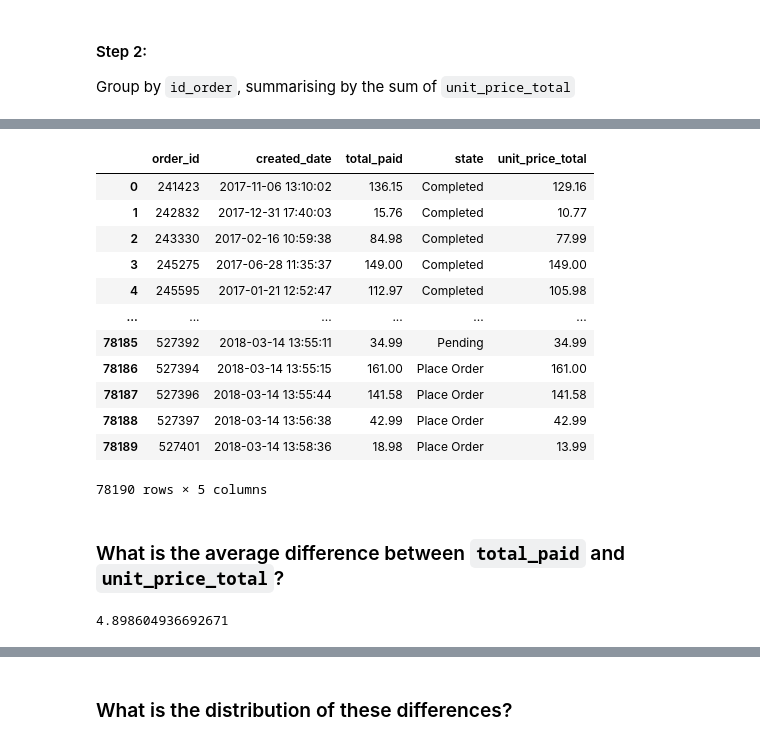
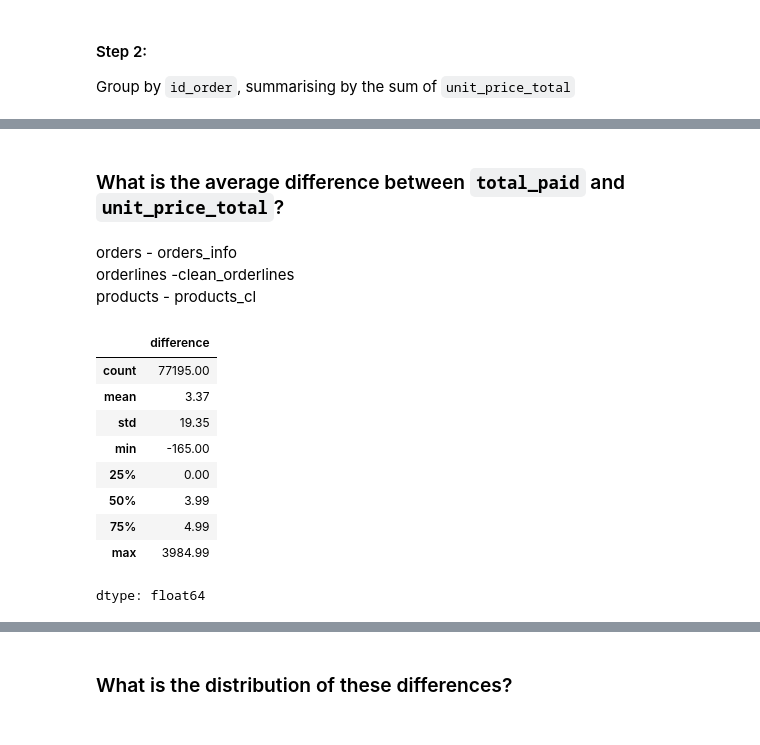
Before and after one commit to KostasBzn/WBS_CODING_SCHOOL_projects, a Jupyter notebook: checkpoints/5_quality_assessment_challenge.ipynb, the cells around one changed output, grey strips where cells are left out. Saved outputs shown, nothing was run; the diff lists cells and outputs as text; code cells hidden in the pictures.

```diff
--- a/checkpoints/5_quality_assessment_challenge.ipynb
+++ b/checkpoints/5_quality_assessment_challenge.ipynb
@@ -60,27 +122,33 @@ Group by `id_order`, summarising by the sum of `unit_price_total`
 # %%
 # your code here
-orderlines_grouped = orderlines_df.groupby('id_order')['unit_price_total'].sum()
-orders_df = orders_df.merge(orderlines_grouped, left_on='order_id', right_on='id_order', how='inner')
-orders_df
+price_totals = (
+    clean_orderlines
+    .groupby('id_order')
+    .agg({'unit_price_total':'sum'})
+)
+orders_info = clean_orders.merge(price_totals,
+                                 left_on='order_id',
+                                 right_on='id_order')
+orders_info
-# %% [output]
-|  | order_id | created_date | total_paid | state | unit_price_total |
-| 0 | 241423 | 2017-11-06 13:10:02 | 136.15 | Completed | 129.16 |
-| 1 | 242832 | 2017-12-31 17:40:03 | 15.76 | Completed | 10.77 |
-| 2 | 243330 | 2017-02-16 10:59:38 | 84.98 | Completed | 77.99 |
-| 3 | 245275 | 2017-06-28 11:35:37 | 149.00 | Completed | 149.00 |
-| 4 | 245595 | 2017-01-21 12:52:47 | 112.97 | Completed | 105.98 |
-| ... | ... | ... | ... | ... | ... |
-| 78185 | 527392 | 2018-03-14 13:55:11 | 34.99 | Pending | 34.99 |
-| 78186 | 527394 | 2018-03-14 13:55:15 | 161.00 | Place Order | 161.00 |
-| 78187 | 527396 | 2018-03-14 13:55:44 | 141.58 | Place Order | 141.58 |
-| 78188 | 527397 | 2018-03-14 13:56:38 | 42.99 | Place Order | 42.99 |
-| 78189 | 527401 | 2018-03-14 13:58:36 | 18.98 | Place Order | 13.99 |
-78190 rows × 5 columns
 # %% [markdown]
 ### What is the average difference between `total_paid` and `unit_price_total`?
+# %% [markdown]
+orders - orders_info <br>
+orderlines -clean_orderlines <br>
+products - products_cl
 # %%
 # your code here
-average_difference_total_unit = (orders_df['total_paid'] - orders_df['unit_price_total']).mean()
-average_difference_total_unit
+orders_info.loc[:, 'difference'] = (orders_info['total_paid']
+                                    - orders_info['unit_price_total'])
+orders_info['difference'].describe()
 # %% [output]
+|  | difference |
+| count | 77195.00 |
+| mean | 3.37 |
+| std | 19.35 |
+| min | -165.00 |
+| 25% | 0.00 |
+| 50% | 3.99 |
+| 75% | 4.99 |
+| max | 3984.99 |
-4.898604936692671
+dtype: float64
```
Also changed, not shown: parts of 22 cells of this notebook, 2 other files.
